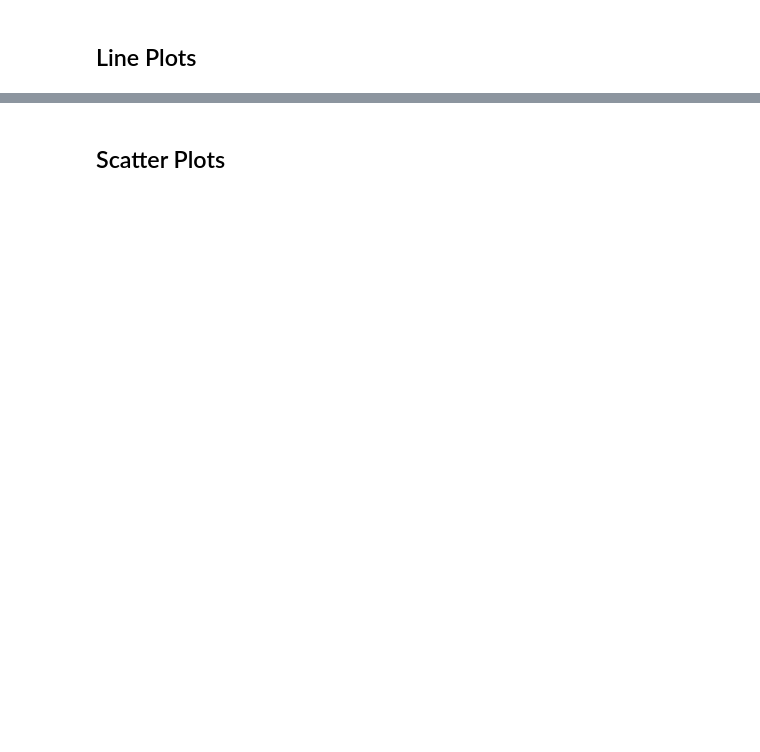
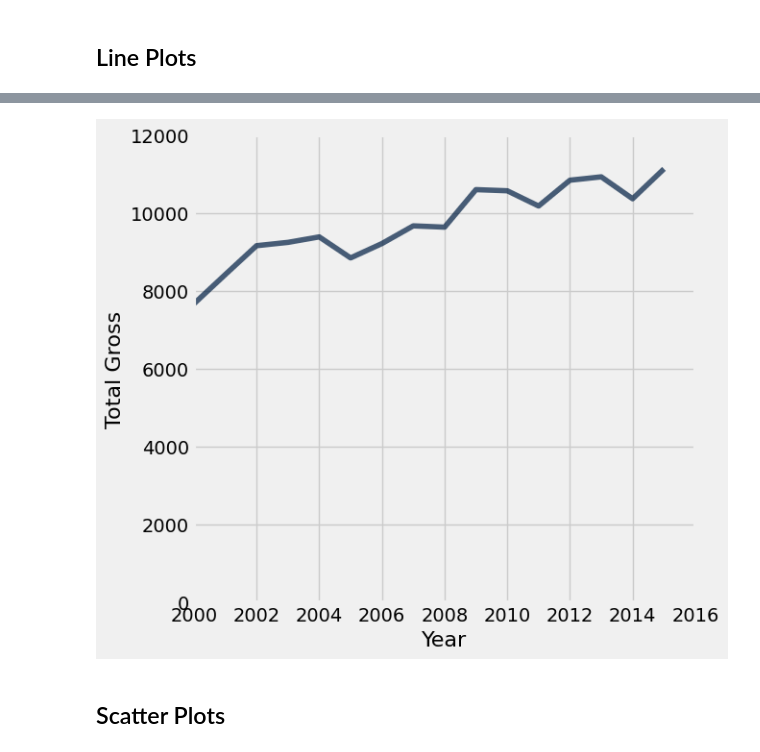
Before and after one commit to data-8/materials-su23, a Jupyter notebook: lec/lec05_empty.ipynb, the cells around one changed output, grey strips where cells are left out. Drawn from its saved outputs; the diff is of its cells as text; code cells hidden in the pictures; blank space fills up the shorter version.

```diff
--- a/lec/lec05_empty.ipynb
+++ b/lec/lec05_empty.ipynb
@@ -21,7 +56,9 @@ plots.xlim(2000, 2016);
 # %%
-century_21.plot(..., ...)
+century_21.plot('Year', 'Total Gross')
 plots.xlim(2000, 2016)       # optional for Data 8
 plots.ylim(0, 12000);        # optional for Data 8
+# %% [output]
+[figure, added]
 # %% [markdown]
 ## Scatter Plots ##
 # %%
```
Also changed, not shown: parts of 13 cells of this notebook, 2 other files.
